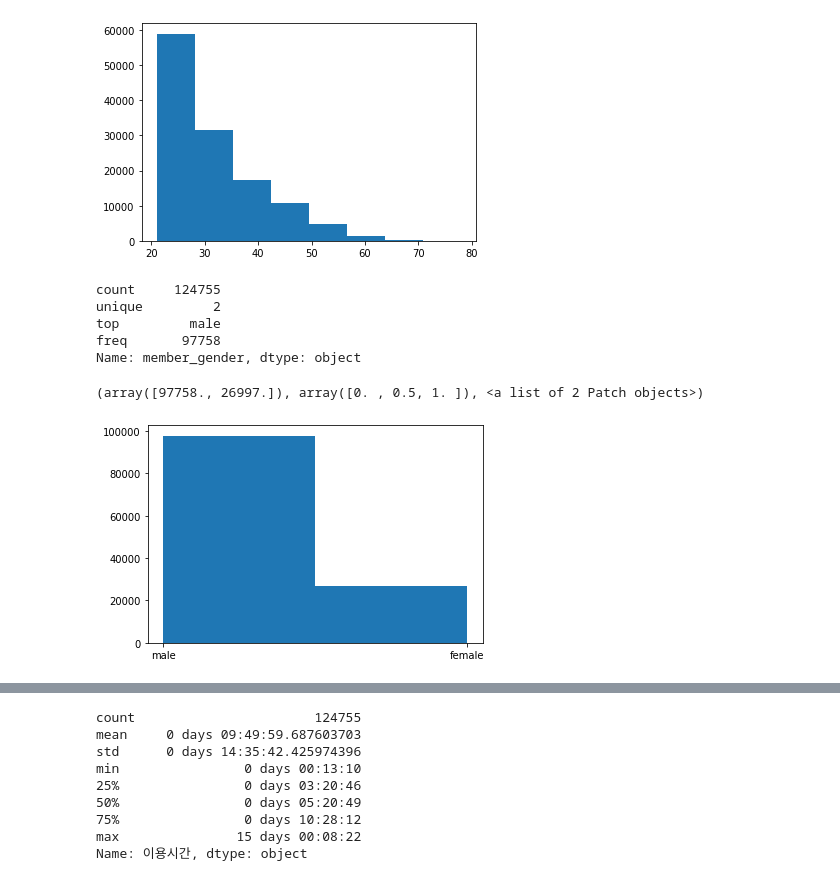
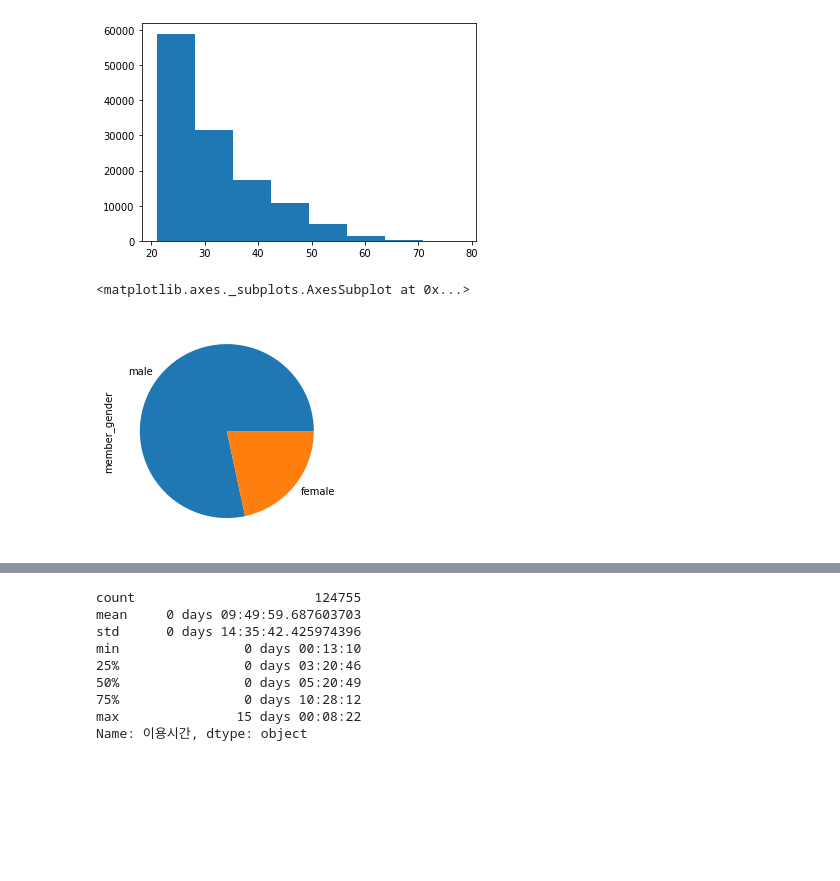
Before and after one commit to easttuna/Sodascar_User-clustering-and-classification-model-based-on-usage-history, a Jupyter notebook: EDA.ipynb, the cells around one changed output, grey strips where cells are left out. Cells and saved outputs as stored; diff of their text form; code cells hidden in the pictures; blank space fills up the shorter version.

```diff
--- a/EDA.ipynb
+++ b/EDA.ipynb
@@ -83,16 +83,8 @@ plt.hist(data['member_age'], bins=8)
 [figure]
 # %%
 # 남자 이용자가 여자 이용자의 4배 가량 많음
-data['member_gender'].describe()
+data['member_gender'].value_counts(normalize=True).plot(kind="pie")
 # %% [output]
-count     124755
-unique         2
-top         male
-freq       97758
-Name: member_gender, dtype: object
+<matplotlib.axes._subplots.AxesSubplot at 0x...>
+[figure, added]
-# %%
-plt.hist(data['member_gender'], bins=2)
-# %% [output]
-(array([97758., 26997.]), array([0. , 0.5, 1. ]), <a list of 2 Patch objects>)
-[figure, removed]
 # %%
```
Also changed, not shown: parts of 5 cells of this notebook.
